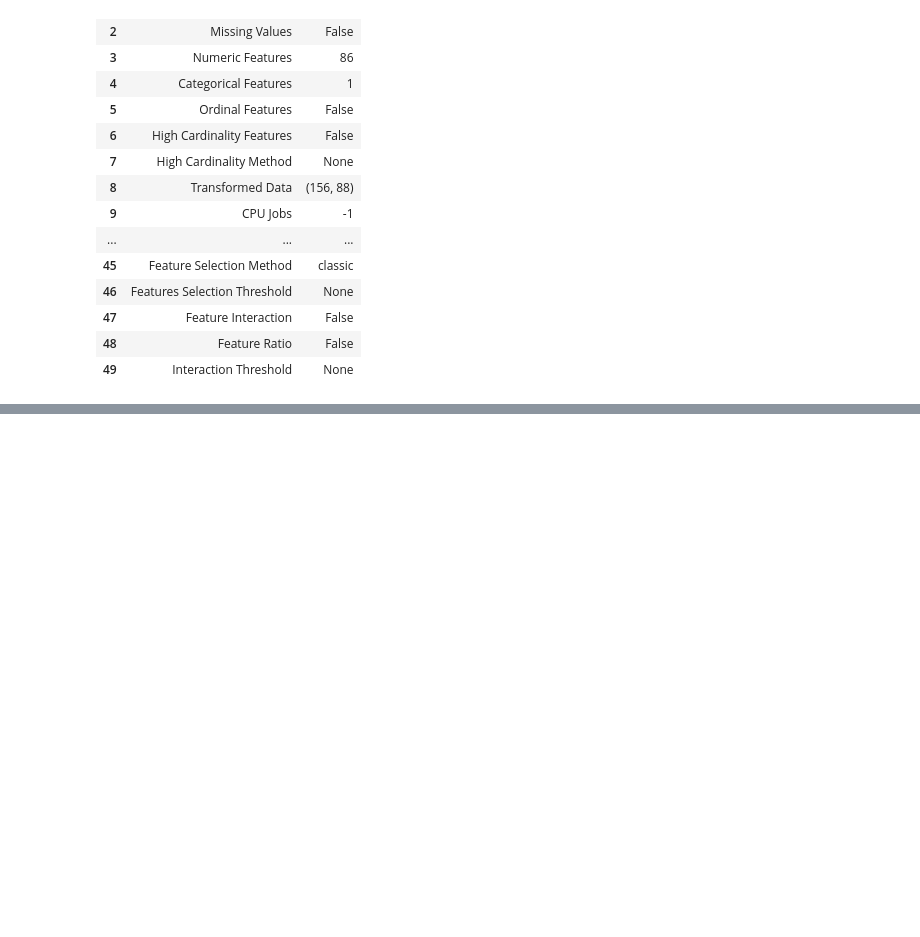
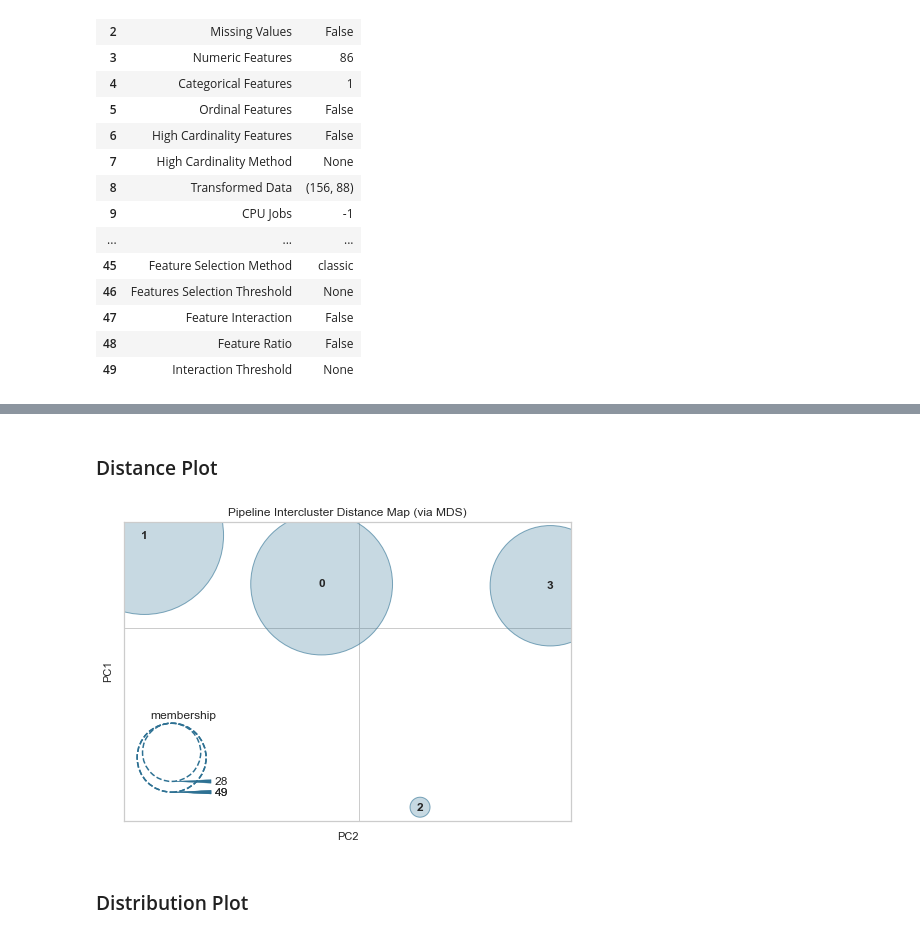
Before and after one commit to nchowes/digital-core, a Jupyter notebook: demos/dGeochemExperiment.ipynb, the cells around one changed output, grey strips where cells are left out. Saved outputs shown, nothing was run; the diff lists cells and outputs as text; code cells hidden in the pictures; blank space fills up the shorter version.

```diff
--- a/demos/dGeochemExperiment.ipynb
+++ b/demos/dGeochemExperiment.ipynb
@@ -35,0 +105,9 @@ this.design()
+# %% [markdown]
+### Distance Plot
+# %%
+this.plottype = "distance"
+this.plotmodel()
+# %% [output]
+[figure, added]
+# %% [markdown]
+### Distribution Plot
```
Also changed, not shown: parts of 24 cells of this notebook, 8 other files.
